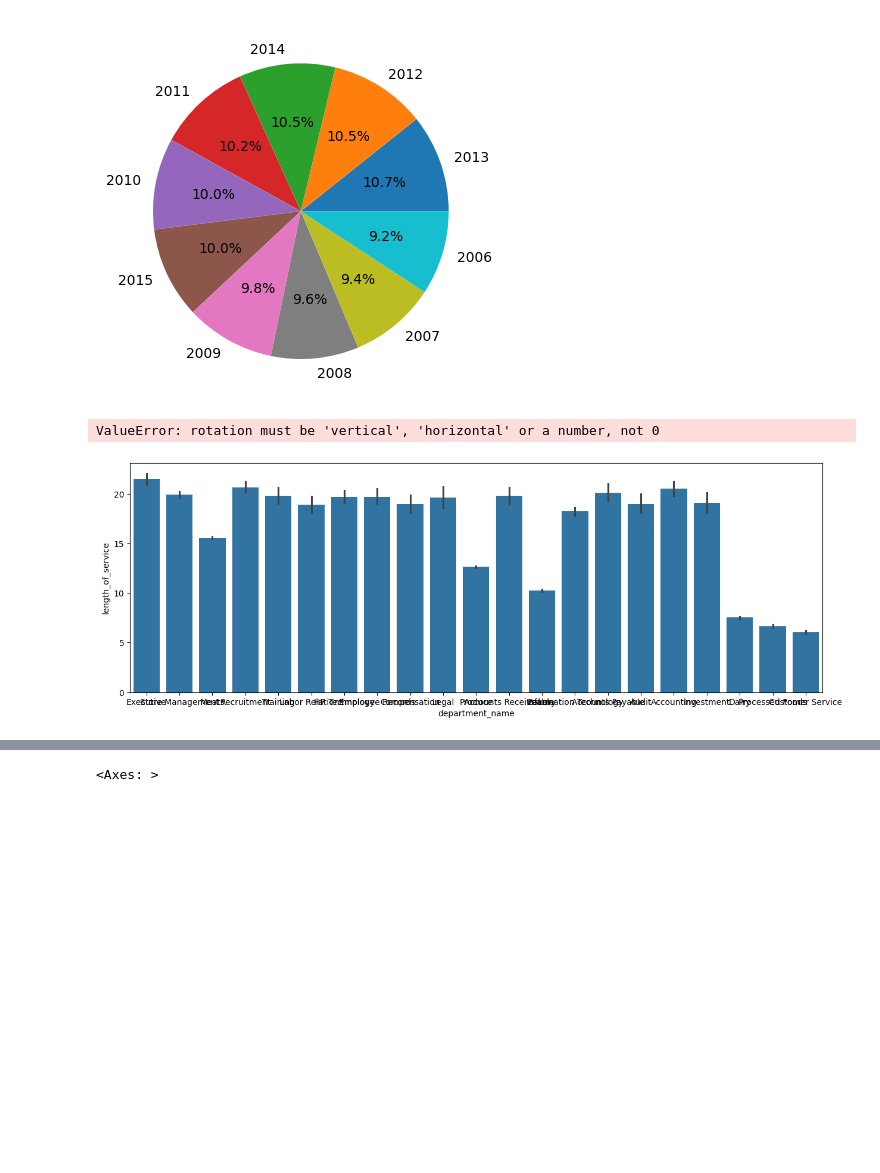
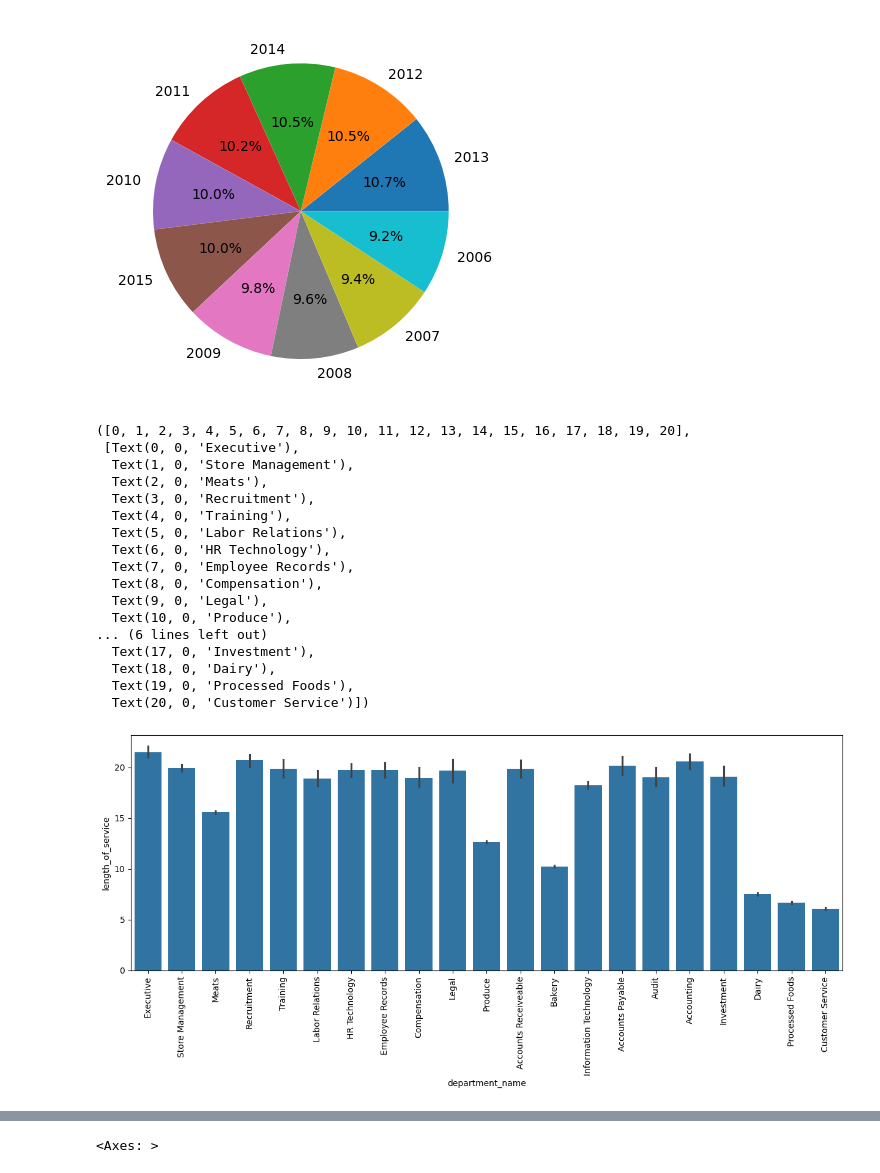
Before and after one commit to Bankasivayadav12/data_preprocessing, a Jupyter notebook: employee_datavisualization.ipynb, the cells around one changed output, grey strips where cells are left out. Drawn from its saved outputs; the diff is of its cells as text; code cells hidden in the pictures; blank space fills up the shorter version.

```diff
--- a/employee_datavisualization.ipynb
+++ b/employee_datavisualization.ipynb
@@ -66,12 +100,28 @@ The main three types we will see here are:
 # %%
 #1.Categorical v/s Numerical
 #department_name v/s length_of_service
 plt.figure(figsize=(15, 5))
 sns.barplot(x=data['department_name'],y=data['length_of_service'])
-plt.xticks(rotation='0')
+plt.xticks(rotation='vertical')
 # %% [output]
-ValueError: rotation must be 'vertical', 'horizontal' or a number, not 0
+([0, 1, 2, 3, 4, 5, 6, 7, 8, 9, 10, 11, 12, 13, 14, 15, 16, 17, 18, 19, 20],
+ [Text(0, 0, 'Executive'),
+  Text(1, 0, 'Store Management'),
+  Text(2, 0, 'Meats'),
+  Text(3, 0, 'Recruitment'),
+  Text(4, 0, 'Training'),
+  Text(5, 0, 'Labor Relations'),
+  Text(6, 0, 'HR Technology'),
+  Text(7, 0, 'Employee Records'),
+  Text(8, 0, 'Compensation'),
+  Text(9, 0, 'Legal'),
+  Text(10, 0, 'Produce'),
+... (6 lines left out)
+  Text(17, 0, 'Investment'),
+  Text(18, 0, 'Dairy'),
+  Text(19, 0, 'Processed Foods'),
+  Text(20, 0, 'Customer Service')])
-[figure, old version]
+[figure, new version]
 # %%
 #Numerical v/s Numerical
 #scatterplot
```
Also changed, not shown: parts of 13 cells of this notebook.
